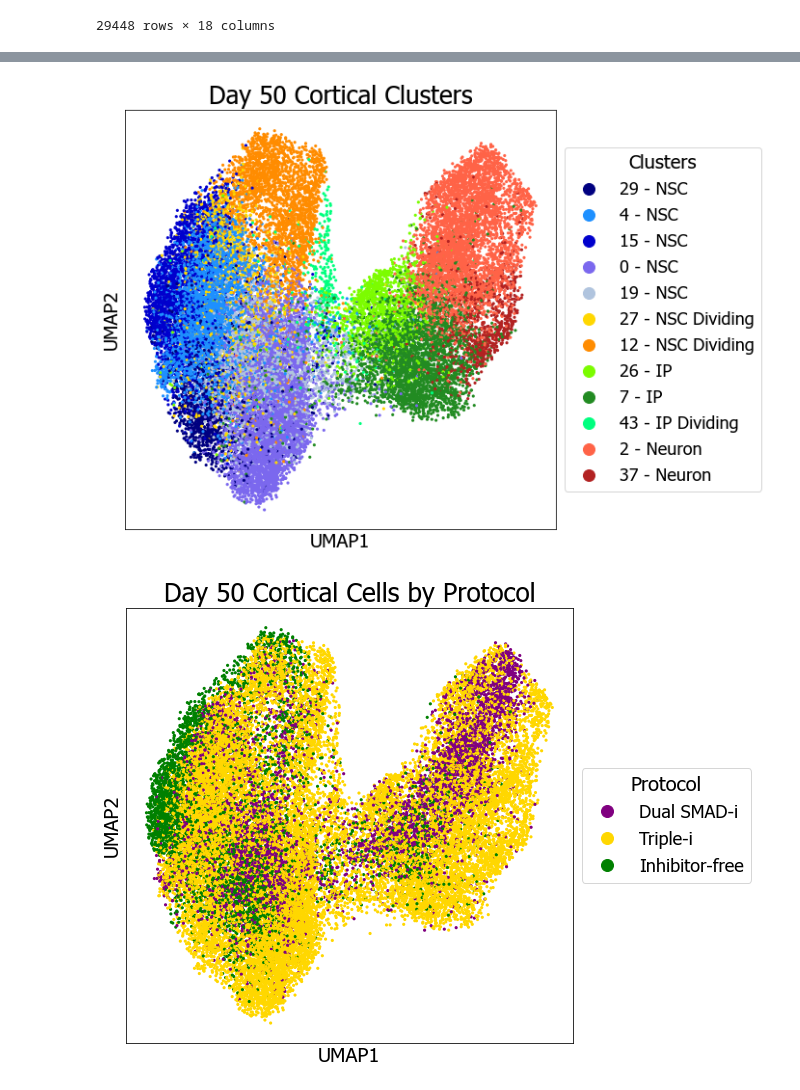
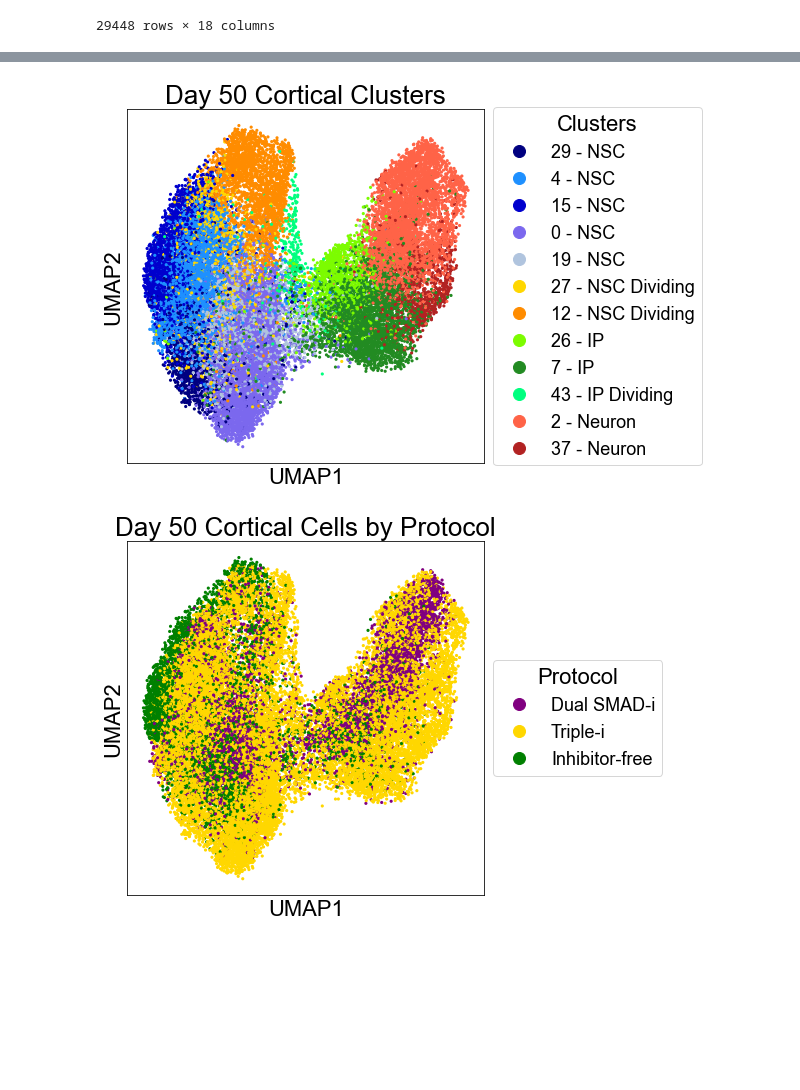
Before and after one commit to daniel-rosebrock/BrainOrganoids, a Jupyter notebook: Fig4_day50_organoids_oRG_enrichment.ipynb, the cells around one changed output, grey strips where cells are left out. Cells and saved outputs as stored; diff of their text form; code cells hidden in the pictures; blank space fills up the shorter version.

```diff
--- a/Fig4_day50_organoids_oRG_enrichment.ipynb
+++ b/Fig4_day50_organoids_oRG_enrichment.ipynb
@@ -704,7 +735,7 @@ for log_fc_cutoff in [0.5,1.0]:
         up_genes = set([])
         down_genes = set([])
         if clust == 'sbnx':
-            plt.figure(figsize=(5,5))
+            plt.figure(figsize=(7,7))
         xs = {'org':[],'sig_other':[],'other':[]}
         ys = {'org':[],'sig_other':[],'other':[]}
         gene_dict = {'org':[],'sig_other':[],'other':[]}
@@ -739,15 +770,15 @@ for log_fc_cutoff in [0.5,1.0]:
                 if g_set == 'other':
                     plt.scatter([xs[g_set][i] for i in range(len(ys[g_set]))],
                             [ys[g_set][i] for i in range(len(ys[g_set]))],
-                            s=10,alpha=1,facecolors=color,edgecolors=None,label=gset_lab[g_set])
+                            s=10,alpha=1,facecolors=color,edgecolors=None)#,label=gset_lab[g_set])
                 elif g_set == 'sig_other':
                     plt.scatter([xs[g_set][i] for i in range(len(ys[g_set]))],
                             [ys[g_set][i] for i in range(len(ys[g_set]))],
-                            s=10,alpha=1,facecolors='None',edgecolors=color,label=gset_lab[g_set])
+                            s=10,alpha=1,facecolors='None',edgecolors=color)#,label=gset_lab[g_set])
                 else:
                     plt.scatter([xs[g_set][i] for i in range(len(ys[g_set]))],
                             [ys[g_set][i] for i in range(len(ys[g_set]))],
-                            c=color,s=10,alpha=1,label=gset_lab[g_set],zorder=6)
+                            c=color,s=10,alpha=1)#,label=gset_lab[g_set],zorder=6)
                     if g_set == 'org':
                         thetas = {g_set:[]}
                         dist_orig_dict = {g_set:[]}
@@ -760,19 +791,33 @@ for log_fc_cutoff in [0.5,1.0]:
                         for j,(x,y,gene_lab,theta,dist_orig) in enumerate(sorted(zip(xs[g_set],ys[g_set],gene_dict[g_set],thetas[g_set],dist_orig_dict[g_set]),
                             key=lambda x:x[3])):
                             if x < 0:
-                                plt.annotate(gene_lab,xy=(x-np.math.cos(theta)*(y_delta[j])-len(gene_lab)*0.3,y+y_delta[j]),fontsize=11)
+                                plt.annotate(gene_lab,xy=(x-np.math.cos(theta)*(y_delta[j])-len(gene_lab)*0.3,y+y_delta[j]),fontsize=18)
                                 plt.plot([x,x-np.math.cos(theta)*(y_delta[j])],[y,y+y_delta[j]],'-',color='black',linewidth=0.5,zorder=5)
                             elif gene_lab == 'STOM':
-                                plt.annotate(gene_lab,xy=(x+2,y+100),fontsize=11)
+                                plt.annotate(gene_lab,xy=(x+2,y+100),fontsize=18)
                                 plt.plot([x,x+2],[y,y+100],'-',color='black',linewidth=0.5,zorder=5)
+                            elif gene_lab == 'TMEM132B':
+                                plt.annotate(gene_lab,xy=(x+1,y+10),fontsize=18)
+                                plt.plot([x,x+1],[y,y+10],'-',color='black',linewidth=0.5,zorder=5)
                             else:
-                                plt.annotate(gene_lab,xy=(x+np.math.cos(theta)*(y_delta[j]),y+y_delta[j]),fontsize=11)
+                                plt.annotate(gene_lab,xy=(x+np.math.cos(theta)*(y_delta[j]),y+y_delta[j]),fontsize=18)
                                 plt.plot([x,x+np.math.cos(theta)*(y_delta[j])],[y,y+y_delta[j]],'-',color='black',linewidth=0.5,zorder=5)
-                plt.legend(fontsize=8)
-                plt.title('Triple-i vs. Inhibitor-free Cortical NSCs',fontsize=14)
+                plt.scatter([-50],
+                        [0],
+                        s=100,alpha=1,facecolors=colors[0],edgecolors=None,label=gset_lab['other'][0])
+                plt.scatter([-50],
+                            [0],
+                            s=100,alpha=1,facecolors='None',edgecolors=colors[1],label=gset_lab['sig_other'][0])
+                plt.scatter([-50],
+                            [0],
+                            c=colors[2],s=100,alpha=1,label=gset_lab['org'][0])
+                plt.legend(fontsize=12,loc='upper left')
+                plt.title('Triple-i vs. Inhibitor-free Cortical NSCs',fontsize=18)
                 plt.xlim(-8,8)
-                plt.xlabel('log${_2}$ FC',fontsize=12)
-                plt.ylabel('-log$_{10}$ adj. p-value',fontsize=12)
+                plt.xlabel('log${_2}$ FC',fontsize=18)
+                plt.ylabel('-log$_{10}$ adj. p-value',fontsize=18)
+                plt.xticks(fontsize=18)
+                plt.yticks(fontsize=18)
                 plt.savefig('figures/'+line_+'/t-test.all_lines.sbnx_nt.log_fc_cutoff_'+str(log_fc_cutoff)+'.png',dpi=500)
     n_up,n_down = 0,0
     for gene in rg_comp['sbnx']:
@@ -878,41 +934,41 @@ for clust,cell_type in zip(adata_merged.obs['louvain'],adata_merged.obs['cell_ty
 # %%
-plt.figure(figsize=(10,8))
+plt.figure(figsize=(8,6.5))
 ax = plt.subplot(111)
 clusts = sorted([int(x) for x in set(adata_merged.obs['louvain'])])
 clrs = sns.color_palette('nipy_spectral', n_colors=len(clusts))  # a list of RGB tuples
 final_colors = []
 clrs_dict = {}
 for j,cell in enumerate(sorted(set(adata_merged.obs['louvain']))):
     clrs_dict[cell] = clrs[j]
 
 clrs_dict = {29:'navy',19:'lightsteelblue',4:'dodgerblue',0:'mediumslateblue',15:'mediumblue',
 27:'gold',12:'darkorange',26:'lawngreen',7:'forestgreen',43:'springgreen',2:'tomato',37:'firebrick'}
 
 for j,cell in enumerate(adata_merged.obs['louvain']):
     final_colors.append(clrs_dict[cell])
 
 plt.scatter(adata_merged.obsm['X_umap'][:,0],adata_merged.obsm['X_umap'][:,1],c=final_colors,s=10,ec=None)
 plt.xlim(plt.xlim())
 plt.ylim(plt.ylim())
 for j,cell_type in enumerate([29,4,15,0,19,27,12,26,7,43,2,37]):
     plt.plot(-10000,-10000,'.',color=clrs_dict[cell_type],label=str(cell_type)+' - '+cell_type_dict[int(cell_type)].replace('Cortical ',''),markersize=24)
 
 plt.title('Day 50 Cortical Clusters', fontsize=26)
-plt.xlabel('UMAP1',fontsize=20)
-plt.ylabel('UMAP2',fontsize=20)
+plt.xlabel('UMAP1',fontsize=22)
+plt.ylabel('UMAP2',fontsize=22)
 plt.xticks([])
 plt.yticks([])
 # Shrink current axis by 20%
 box = ax.get_position()
 ax.set_position([box.x0, box.y0, box.width * 0.8, box.height])
 # Put a legend to the right of the current axis
-ax.legend(loc='center left', bbox_to_anchor=(1, 0.5),fontsize=18,title='Clusters',title_fontsize=20)
+ax.legend(loc='center left', bbox_to_anchor=(1, 0.5),fontsize=18,title='Clusters',title_fontsize=22)
 plt.savefig('figures/'+line_+'/UMAP.louvain.cortical.png',dpi=500,bbox_inches='tight')
 # %% [output]
-[figure, old version]
+[figure, new version]
 # %%
 ## overall fig
-fig = plt.figure(figsize=(10,8))
+fig = plt.figure(figsize=(8,6.5))
 ax = plt.subplot(111)
 color_d = {'sbnx':'gold','sbn':'purple','nt':'green'}
 tx_dict = {'sbnx':'Triple-i','sbn':'Dual SMAD-i','nt':'Inhibitor-free'}
@@ -931,15 +987,16 @@ for tx in ['sbn','sbnx','nt']:
 
 plt.xticks([])
 plt.yticks([])
-plt.xlabel('UMAP1',fontsize=20)
-plt.ylabel('UMAP2',fontsize=20)
+plt.xlabel('UMAP1',fontsize=22)
+plt.ylabel('UMAP2',fontsize=22)
 #plt.title('Day 28 Organoid comparison by protocol',fontsize=44)
 plt.title('Day 50 Cortical Cells by Protocol', fontsize=26)
 # Shrink current axis by 20%
 box = ax.get_position()
 ax.set_position([box.x0, box.y0, box.width * 0.8, box.height])
 # Put a legend to the right of the current axis
-ax.legend(loc='center left', bbox_to_anchor=(1, 0.5),fontsize=18,title='Protocol',title_fontsize=20)
+ax.legend(loc='center left', bbox_to_anchor=(1, 0.5),fontsize=18,title='Protocol',title_fontsize=22)
 plt.savefig('figures/'+line_+'/merged_umap.pdf',dpi=500,bbox_inches='tight')
+plt.savefig('figures/'+line_+'/merged_umap.png',dpi=500,bbox_inches='tight')
 # %% [output]
-[figure, old version]
+[figure, new version]
```
Also changed, not shown: parts of 10 cells of this notebook, 11 other files.
